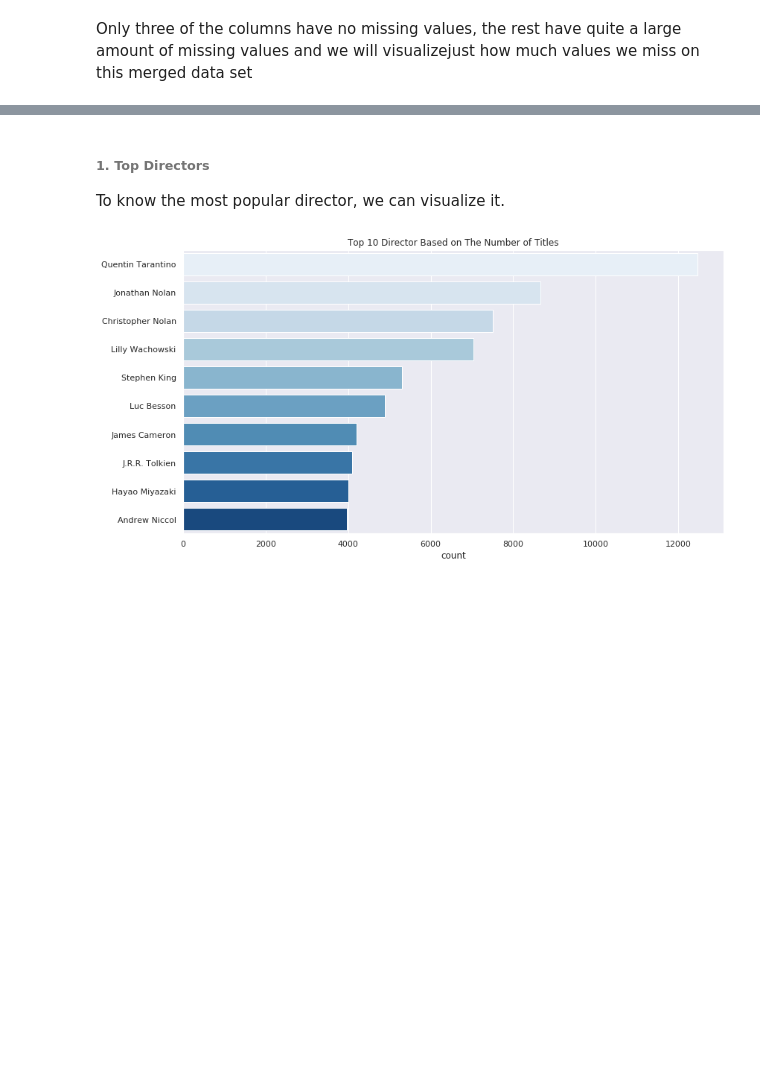
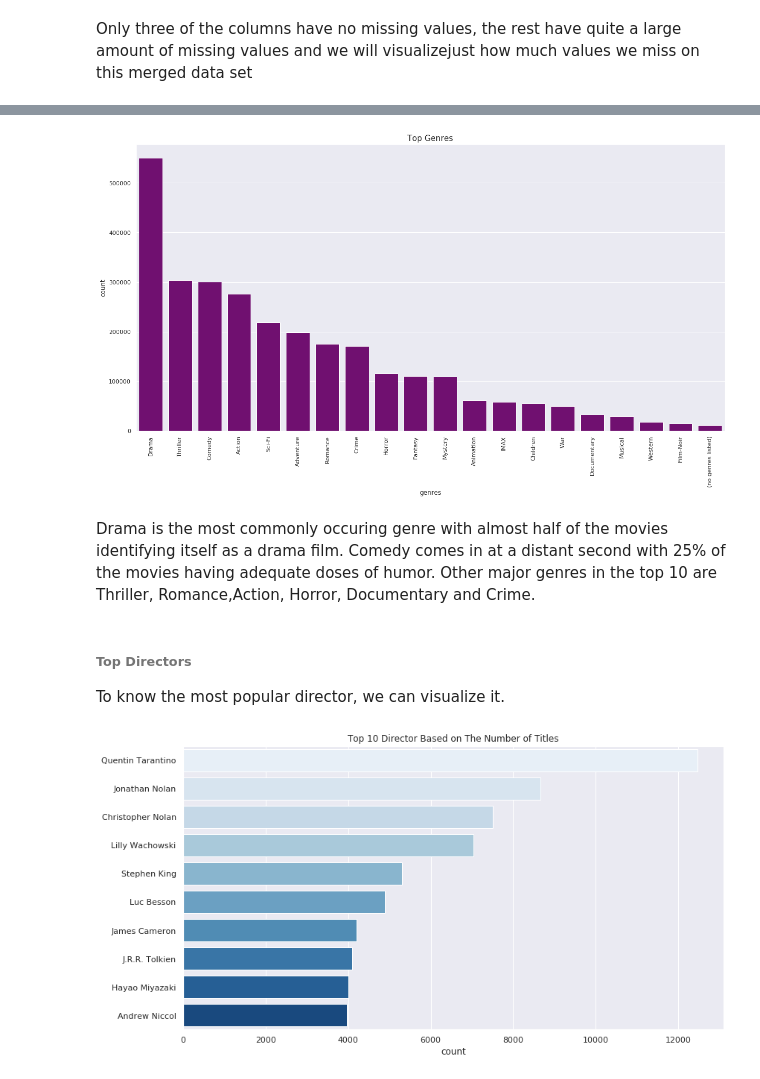
Before and after one commit to Keltings/Movie-Recommender-Engine, a Jupyter notebook: 2110ACDS_T1_Gathoni.ipynb, the cells around one changed output, grey strips where cells are left out. Drawn from its saved outputs; the diff is of its cells as text; code cells hidden in the pictures; blank space fills up the shorter version.

```diff
--- a/2110ACDS_T1_Gathoni.ipynb
+++ b/2110ACDS_T1_Gathoni.ipynb
@@ -703,4 +788,16 @@ The easiest way to get rid of them would be to delete the rows with the missing
+# %%
+# Ploting top genres in the Dataset
+plt.figure(figsize=(20, 10))
+gen = con['genres'].explode()
+ax=sns.countplot(x=gen, order=gen.value_counts().index[:30],color='purple')
+ax.set_title('Top Genres', fontsize=15)
+plt.xticks(rotation =90)
+plt.show()
+# %% [output]
+[figure, added]
+# %% [markdown]
+Drama is the most commonly occuring genre with almost half of the movies identifying itself as a drama film. Comedy comes in at a distant second with 25% of the movies having adequate doses of humor. Other major genres in the top 10 are Thriller, Romance,Action, Horror, Documentary and Crime.
 # %% [markdown]
-###### 1. Top Directors
+######  Top Directors
 To know the most popular director, we can visualize it.
 # %%
```
Also changed, not shown: parts of 108 cells of this notebook.
